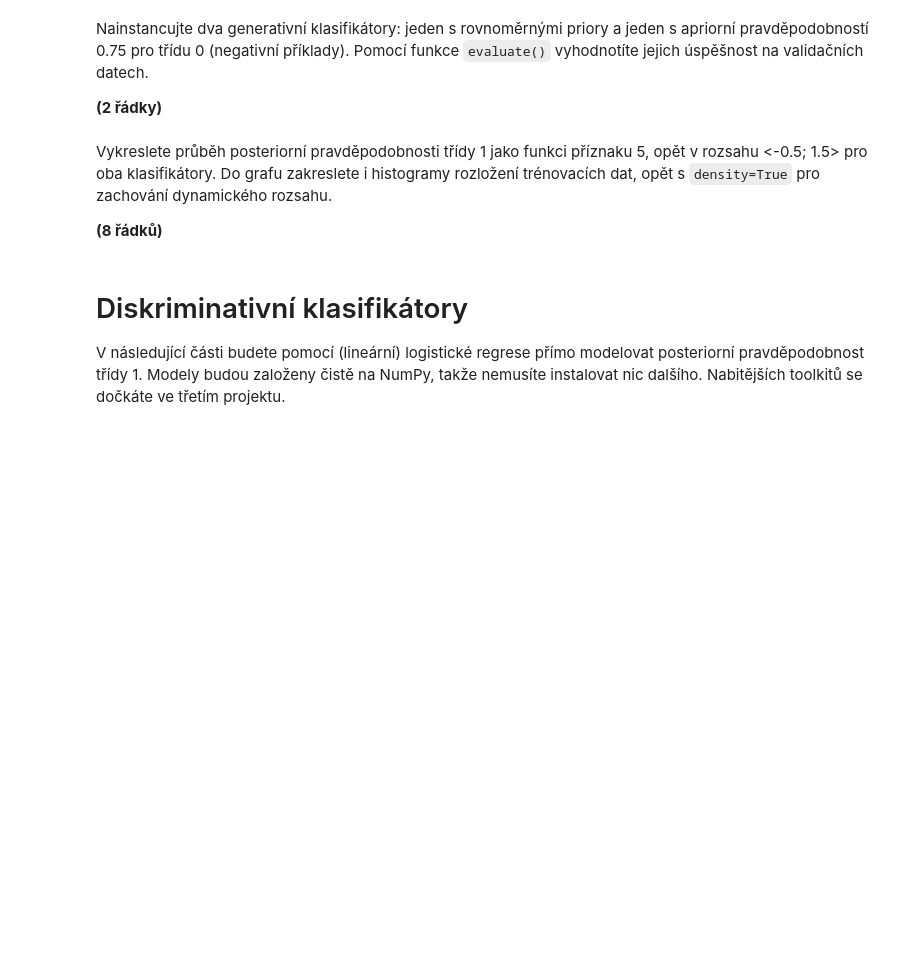
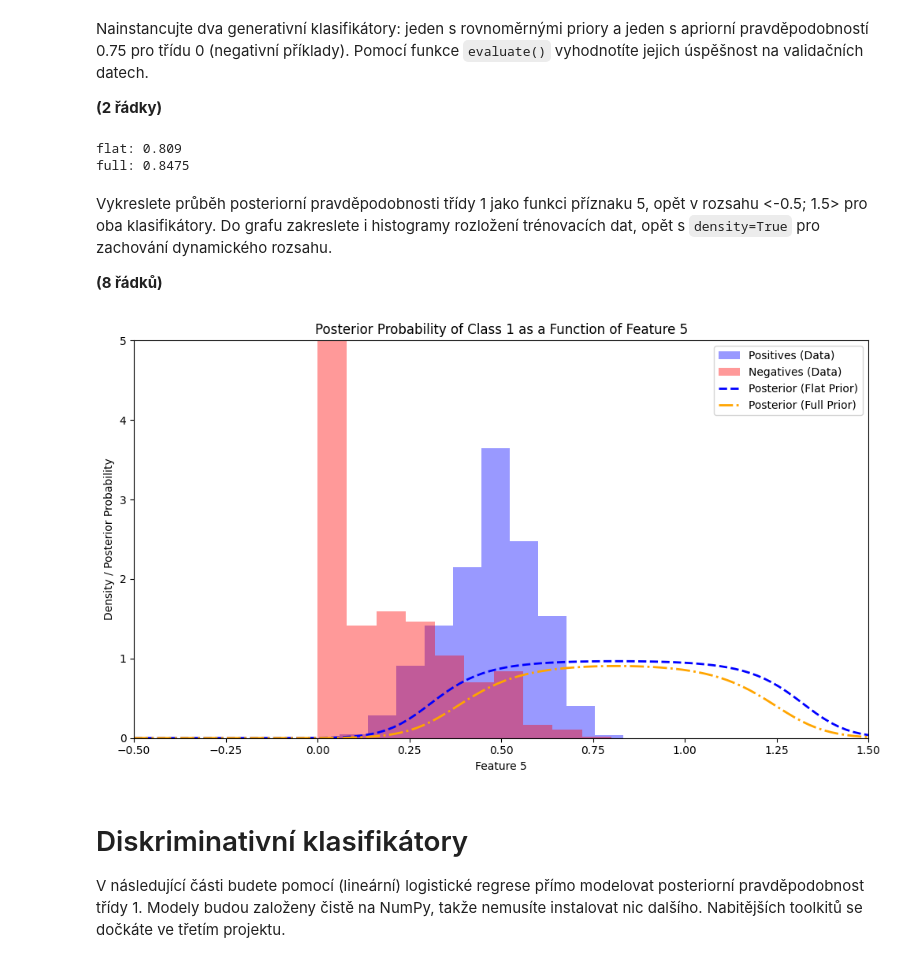
Before and after one commit to IamBahno/SUI-project-1, a Jupyter notebook: zadani.ipynb, the cells around one changed output. Cells and saved outputs as stored; diff of their text form; code cells hidden in the pictures; blank space fills up the shorter version.

Commit message:
2. part of project  - Generative classifier and Discriminative classifier

```diff
--- a/zadani.ipynb
+++ b/zadani.ipynb
@@ -202,11 +199,14 @@ Pomocí funkce `evaluate()` vyhodnotíte jejich úspěšnost na validačních da
 
 **(2 řádky)**
 # %%
-classifier_flat_prior = None
-classifier_full_prior = None
+classifier_flat_prior = GenerativeClassifier2Class(neg_distr, pos_distr, 0.5, 0.5)
+classifier_full_prior = GenerativeClassifier2Class(neg_distr, pos_distr, 0.75, 0.25)
 
 print('flat:', evaluate(classifier_flat_prior, val_dataset.xs[:, FOI], val_dataset.targets))
 print('full:', evaluate(classifier_full_prior, val_dataset.xs[:, FOI], val_dataset.targets))
+# %% [output]
+flat: 0.809
+full: 0.8475
 # %% [markdown]
 Vykreslete průběh posteriorní pravděpodobnosti třídy 1 jako funkci příznaku 5, opět v rozsahu <-0.5; 1.5> pro oba klasifikátory.
 Do grafu zakreslete i histogramy rozložení trénovacích dat, opět s `density=True` pro zachování dynamického rozsahu.
@@ -217,3 +215,28 @@ pass
+# %%
+# Definování rozsahu pro zobrazení
+bars = np.linspace(-0.5, 1.5, 100)
+
+posterior_flat = classifier_flat_prior.prob_class_1(bars)
+posterior_full = classifier_full_prior.prob_class_1(bars)
+
+plt.figure(figsize=(10, 6))
+
+plt.hist(train_dataset.pos[:, FOI], bins=10, color='blue', alpha=0.4, label='Positives (Data)', density=True, histtype='stepfilled')
+plt.hist(train_dataset.neg[:, FOI], bins=10, color='red', alpha=0.4, label='Negatives (Data)', density=True, histtype='stepfilled')
+
+plt.plot(bars, posterior_flat, color='blue', label='Posterior (Flat Prior)', linestyle='--', linewidth=2)
+plt.plot(bars, posterior_full, color='orange', label='Posterior (Full Prior)', linestyle='-.', linewidth=2)
+
+plt.xlabel(f'Feature {FOI}')
+plt.ylabel('Density / Posterior Probability')
+plt.title(f'Posterior Probability of Class 1 as a Function of Feature {FOI}')
+plt.legend()
+plt.tight_layout()
+plt.xlim(-0.5, 1.5)  # Nastavení limitů osy X pro lepší zobrazení
+plt.ylim(0, 5)  # Nastavení limitů osy Y
+plt.show()
+# %% [output]
+[figure, added]
 # %% [markdown]
 # Diskriminativní klasifikátory
 V následující části budete pomocí (lineární) logistické regrese přímo modelovat posteriorní pravděpodobnost třídy 1.
```
Also changed, not shown: parts of 14 cells of this notebook.
